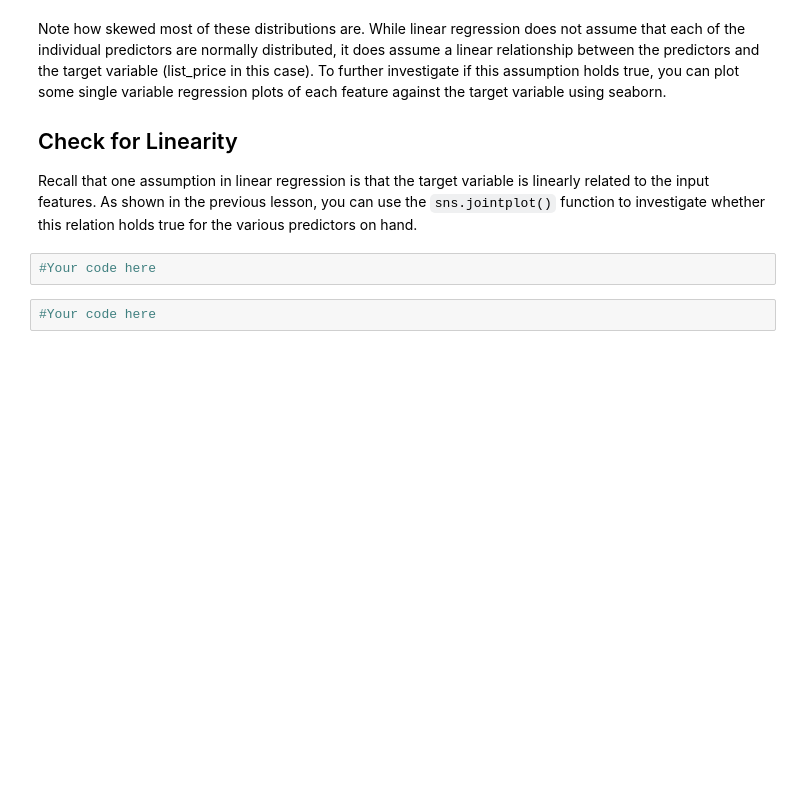
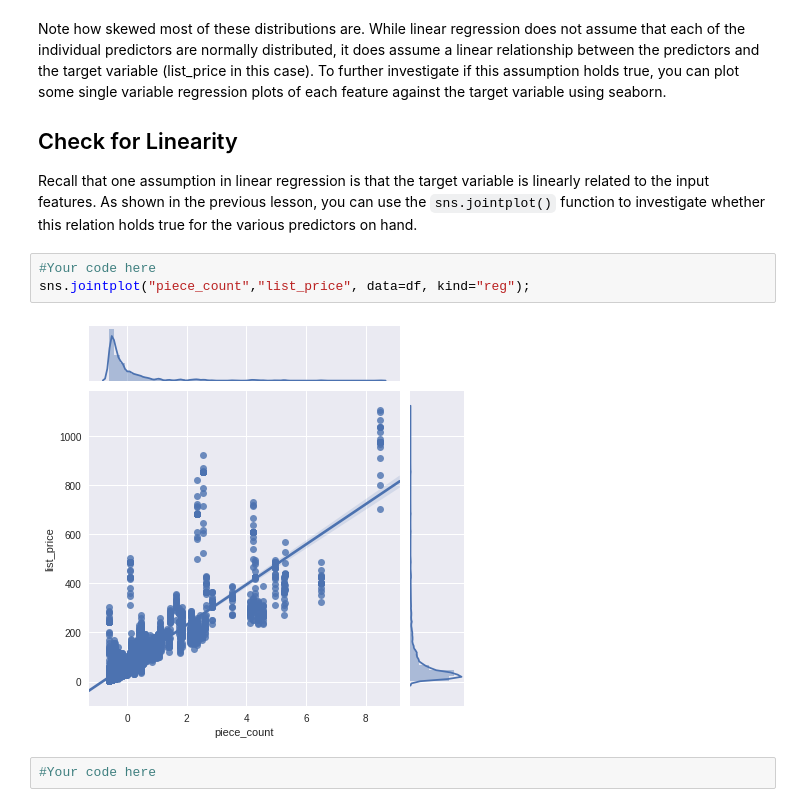
Before and after one commit to zaborowm/dsc-exploring-your-data-lab-nyc-ds-career-042219, a Jupyter notebook: index.ipynb, the cells around one changed output. Cells and saved outputs as stored; diff of their text form; blank space fills up the shorter version.

```diff
--- a/index.ipynb
+++ b/index.ipynb
@@ -68,6 +68,9 @@ Note how skewed most of these distributions are. While linear regression does no
 Recall that one assumption in linear regression is that the target variable is linearly related to the input features. As shown in the previous lesson, you can use the `sns.jointplot()` function to investigate whether this relation holds true for the various predictors on hand.
 # %%
 #Your code here
+sns.jointplot("piece_count","list_price", data=df, kind="reg");
+# %% [output]
+[figure, added]
 # %%
 #Your code here
 # %%
```
